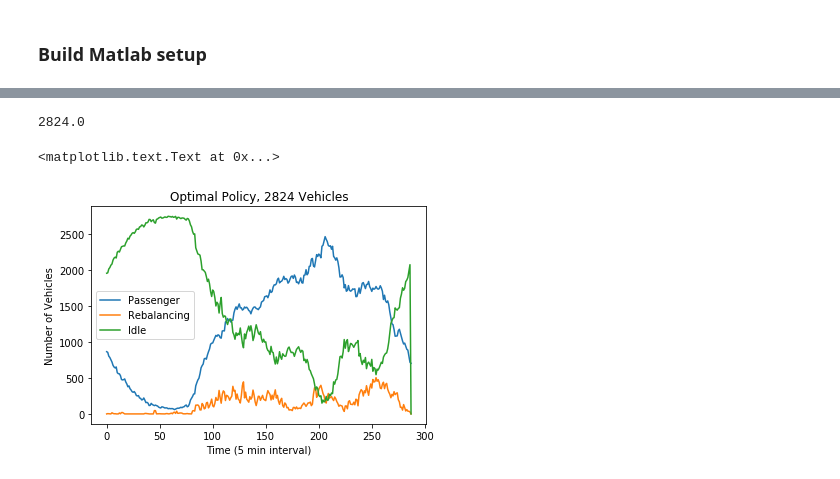
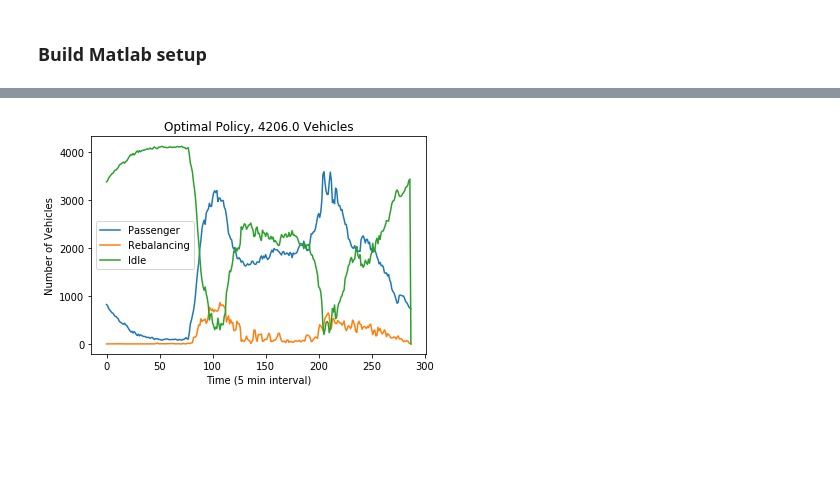
Before and after one commit to huevosabio/cs341, a Jupyter notebook: CountingVehicles.ipynb, the cells around one changed output, grey strips where cells are left out. Cells and saved outputs as stored; diff of their text form; code cells hidden in the pictures; blank space fills up the shorter version.

```diff
--- a/CountingVehicles.ipynb
+++ b/CountingVehicles.ipynb
@@ -422,3 +435,6 @@ Interesting, rebalancing is not really a thing...
+# %%
+t0 = pd.to_datetime('2016-01-21 00:00:00')
+t1 = pd.to_datetime('2016-01-22 00:00:00')
 # %%
 T = 24 * 12
 N = len(stations)
@@ -432,8 +448,8 @@ D2 = np.ceil(D / 5.)
 # %%
 np.fill_diagonal(D2, 1.)
 # %%
-flowsout = paxout_table[stations].as_matrix()
-flowsin = paxin_table[stations].as_matrix()
+flowsout = paxout_table[stations]#[t0:t1].as_matrix()
+flowsin = paxin_table[stations]#[t0:t1].as_matrix()
 # %%
 problem  ={
         'RoadGraph':adjacencies,
@@ -454,21 +470,18 @@ stayin = results['StayIn']
 stayout = results['StayOut']
 nvehs = results['nvehs']
 # %%
-paxveh = (flowsout[0:T+T,:].sum(axis=1) - flowsin[0:T+T,:].sum(axis=1)).cumsum()[T:T+T]
+paxveh = (flowsout.sum(axis=1) - flowsin.sum(axis=1)).cumsum()[t0:t1].as_matrix()[:-1]
 # %%
-((rebout.sum(axis=1) - rebin.sum(axis=1)).cumsum() + paxveh + (stayout.sum(axis=1) - stayin.sum(axis=1)).cumsum())[0]
+nveh = ((rebout.sum(axis=1) - rebin.sum(axis=1)).cumsum() + paxveh + (stayout.sum(axis=1) - stayin.sum(axis=1)).cumsum())[0]
-# %% [output]
-2824.0
 # %%
 plt.plot(paxveh, label='Passenger')
 plt.plot((rebout.sum(axis=1) - rebin.sum(axis=1)).cumsum(), label='Rebalancing')
 plt.plot((stayout.sum(axis=1) - stayin.sum(axis=1)).cumsum(), label ='Idle')
 plt.legend()
 plt.xlabel('Time (5 min interval)')
 plt.ylabel('Number of Vehicles')
-plt.title('Optimal Policy, 2824 Vehicles')
+plt.title('Optimal Policy, '+ str(nveh) +' Vehicles');
 # %% [output]
-<matplotlib.text.Text at 0x...>
-[figure, old version]
+[figure, new version]
 # %%
 # actual rebs
```
Also changed, not shown: parts of 18 cells of this notebook, 4 other files.
